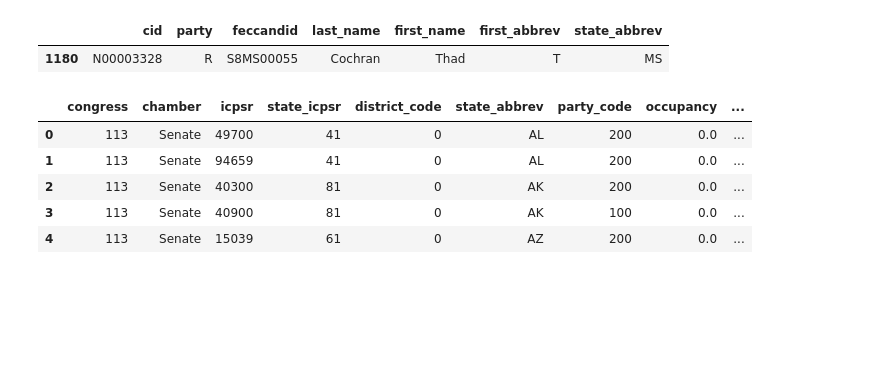
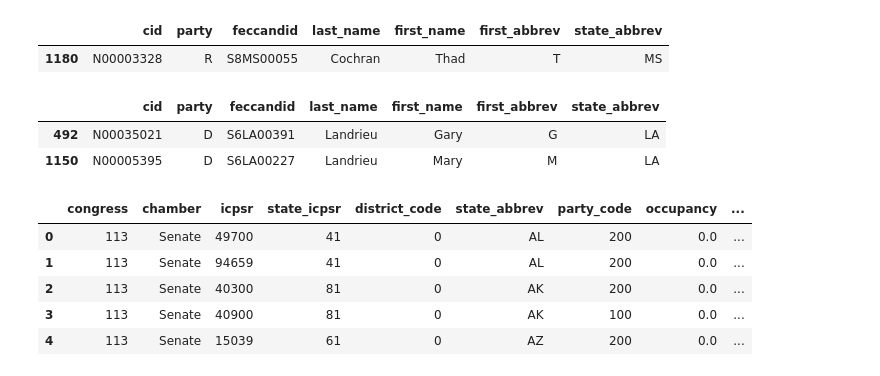
Before and after one commit to zapatos24/senator_nlp_vote_prediction, a Jupyter notebook: sm_project_data_gathering.ipynb, the cells around one changed output. Cells and saved outputs as stored; diff of their text form; code cells hidden in the pictures; blank space fills up the shorter version.

```diff
--- a/sm_project_data_gathering.ipynb
+++ b/sm_project_data_gathering.ipynb
@@ -404,6 +407,12 @@ crp_ids[crp_ids['last_name'] == 'Cochran']
 # %% [output]
 |  | cid | party | feccandid | last_name | first_name | first_abbrev | state_abbrev |
 | 1180 | N00003328 | R | S8MS00055 | Cochran | Thad | T | MS |
+# %%
+crp_ids[crp_ids['last_name'] == 'Landrieu']
+# %% [output]
+|  | cid | party | feccandid | last_name | first_name | first_abbrev | state_abbrev |
+| 492 | N00035021 | D | S6LA00391 | Landrieu | Gary | G | LA |
+| 1150 | N00005395 | D | S6LA00227 | Landrieu | Mary | M | LA |
 # %%
 member_df_with_ids = member_df.merge(crp_ids, how='left', on=['last_name', 'state_abbrev', 'party', 'first_abbrev'])
 
```
Also changed, not shown: parts of 38 cells of this notebook, 41 other files.
